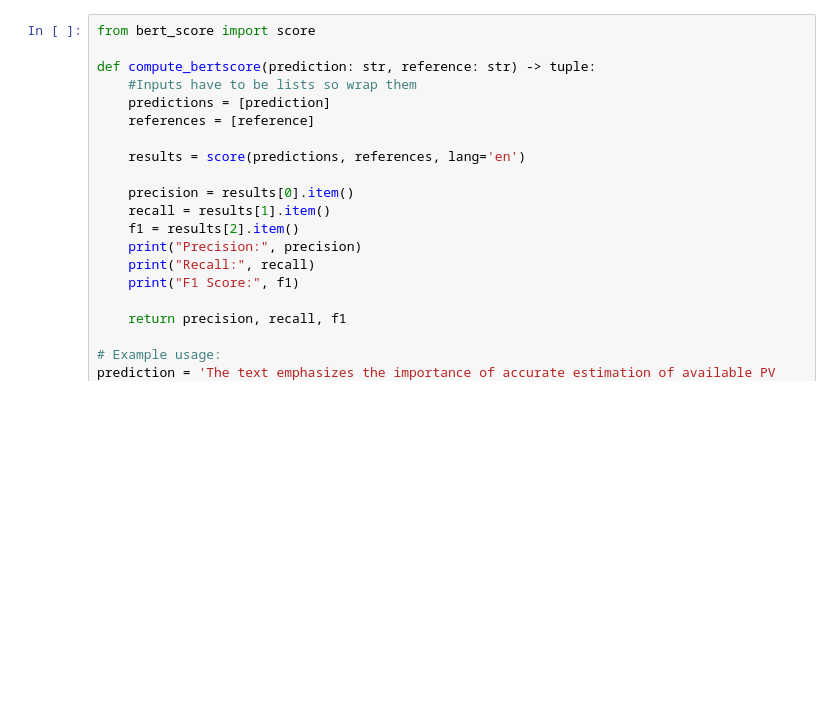
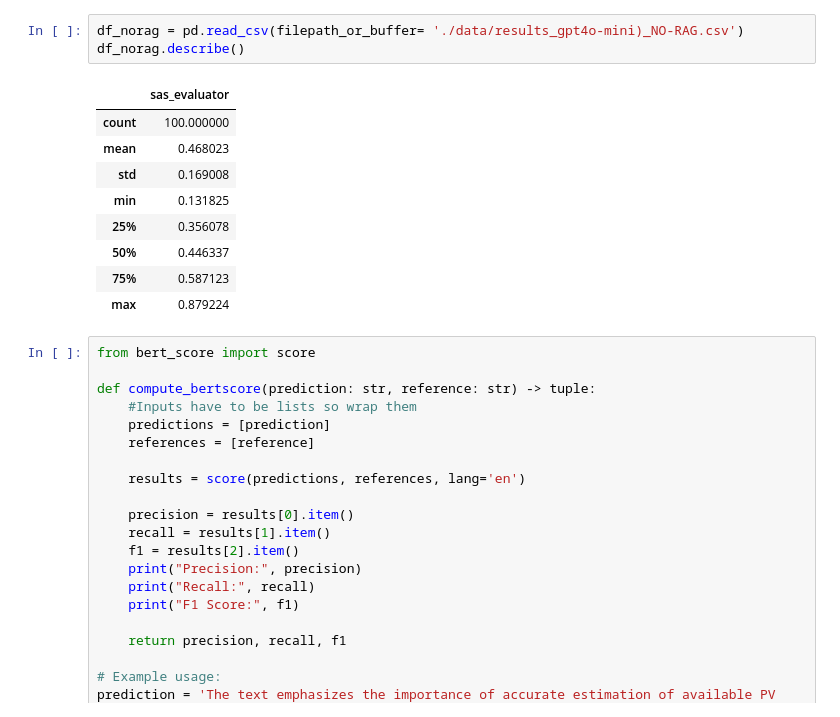
Before and after one commit to mategyerek/Capstone-RAG-project, a Jupyter notebook: Data Analysis Notebook.ipynb, the cells around one changed output. Drawn from its saved outputs; the diff is of its cells as text; blank space fills up the shorter version.

```diff
--- a/Data Analysis Notebook.ipynb
+++ b/Data Analysis Notebook.ipynb
@@ -16,3 +50,16 @@ df_cosine.head()
+# %%
+df_norag = pd.read_csv(filepath_or_buffer= './data/results_gpt4o-mini)_NO-RAG.csv')
+df_norag.describe()
+# %% [output]
+|  | sas_evaluator |
+| count | 100.000000 |
+| mean | 0.468023 |
+| std | 0.169008 |
+| min | 0.131825 |
+| 25% | 0.356078 |
+| 50% | 0.446337 |
+| 75% | 0.587123 |
+| max | 0.879224 |
 # %%
 from bert_score import score
 
```
Also changed, not shown: parts of 2 cells of this notebook, 2 other files.
